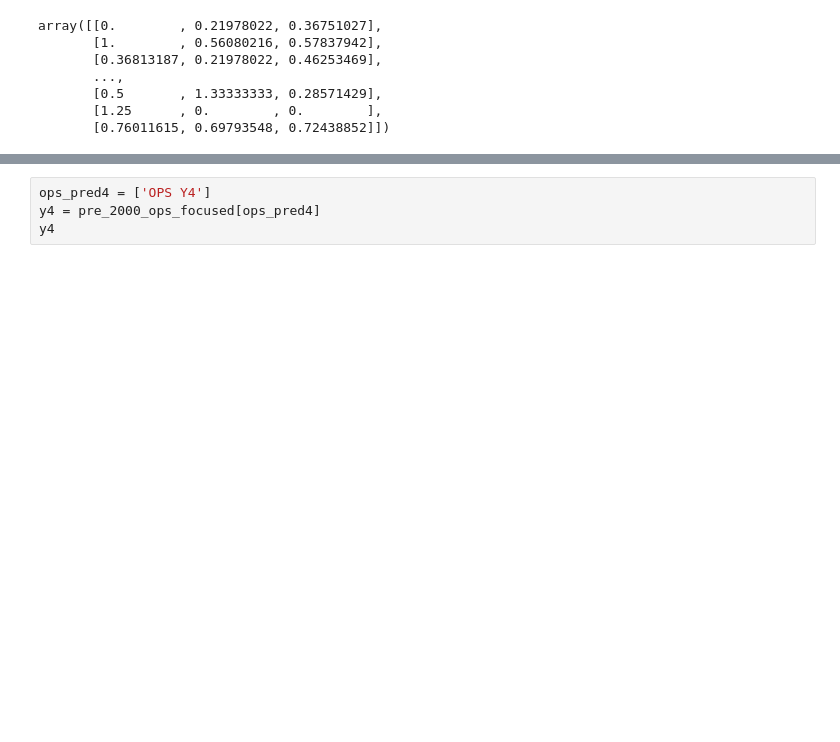
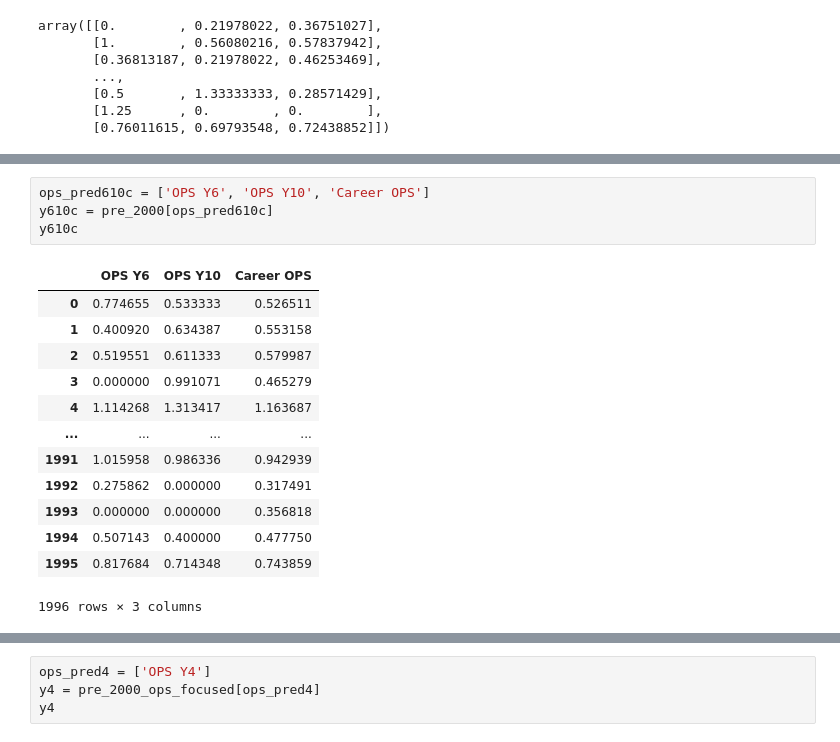
Before and after one commit to donnajharris/cp640_project, a Jupyter notebook: harr2890_project/har2890_project_step5_ops_modelling.ipynb, the cells around one changed output, grey strips where cells are left out. Saved outputs shown, nothing was run; the diff lists cells and outputs as text; blank space fills up the shorter version.

```diff
--- a/harr2890_project/har2890_project_step5_ops_modelling.ipynb
+++ b/harr2890_project/har2890_project_step5_ops_modelling.ipynb
@@ -138,0 +170,18 @@ array([[0.        , 0.21978022, 0.36751027],
+# %%
+ops_pred610c = ['OPS Y6', 'OPS Y10', 'Career OPS']
+y610c = pre_2000[ops_pred610c]
+y610c
+# %% [output]
+|  | OPS Y6 | OPS Y10 | Career OPS |
+| 0 | 0.774655 | 0.533333 | 0.526511 |
+| 1 | 0.400920 | 0.634387 | 0.553158 |
+| 2 | 0.519551 | 0.611333 | 0.579987 |
+| 3 | 0.000000 | 0.991071 | 0.465279 |
+| 4 | 1.114268 | 1.313417 | 1.163687 |
+| ... | ... | ... | ... |
+| 1991 | 1.015958 | 0.986336 | 0.942939 |
+| 1992 | 0.275862 | 0.000000 | 0.317491 |
+| 1993 | 0.000000 | 0.000000 | 0.356818 |
+| 1994 | 0.507143 | 0.400000 | 0.477750 |
+| 1995 | 0.817684 | 0.714348 | 0.743859 |
+1996 rows × 3 columns
```
Also changed, not shown: parts of 34 cells of this notebook.
